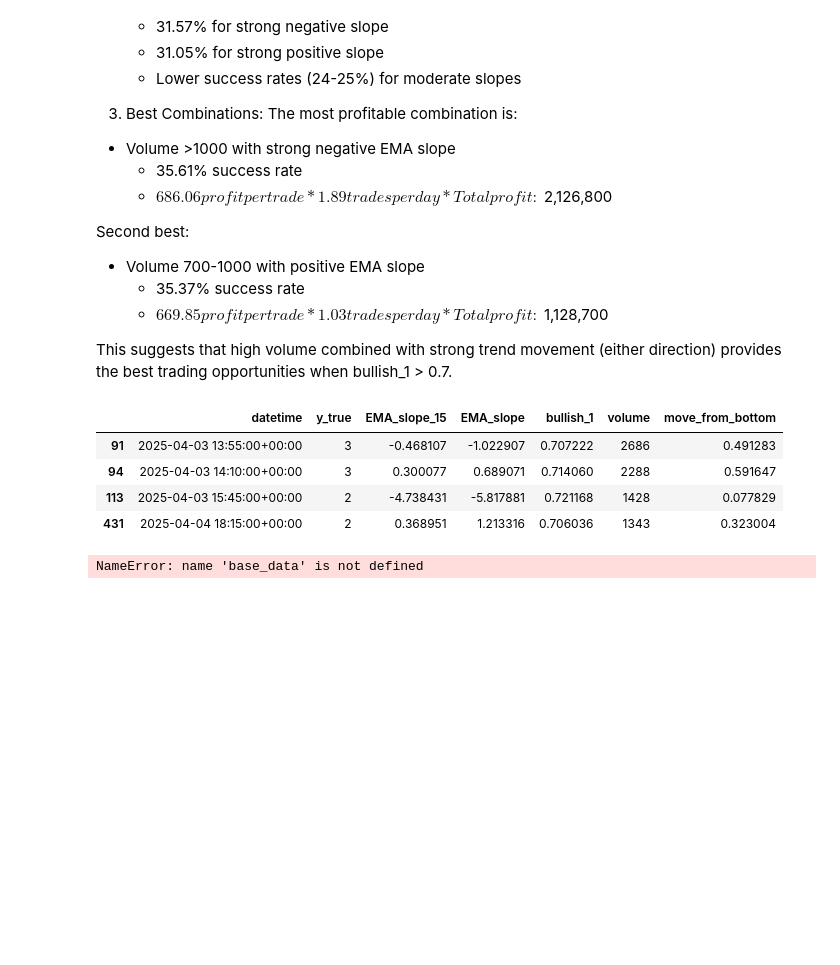
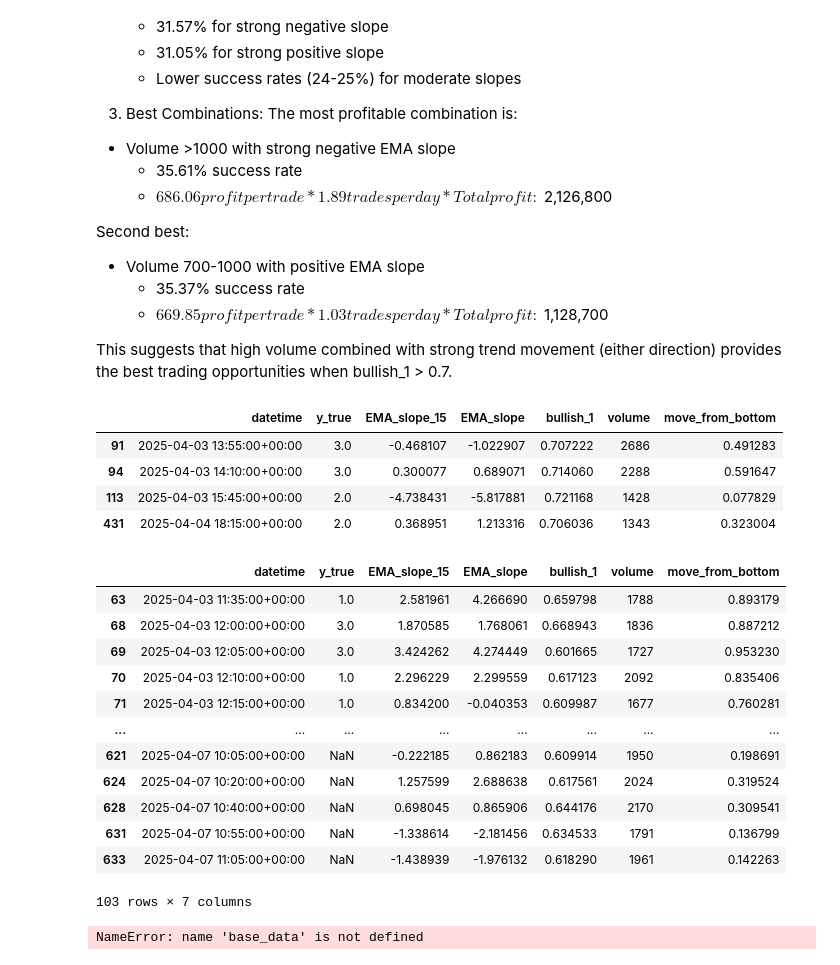
Before and after one commit to vgupta2710/Equity-Plans, a Jupyter notebook: deepnote/Data_Importer/6. Flag Adjustments Historical.ipynb, the cells around one changed output. Cells and saved outputs as stored; diff of their text form; code cells hidden in the pictures; blank space fills up the shorter version.

```diff
--- a/deepnote/Data_Importer/6. Flag Adjustments Historical.ipynb
+++ b/deepnote/Data_Importer/6. Flag Adjustments Historical.ipynb
@@ -1222,16 +1222,32 @@ import json
 with open('/work/config/strategy_volume_based.json', 'r') as file:
     config = json.load(file)  # Use json.load() for files instead of json.loads()
 # %%
-history[(history['volume']> 900)
+history[(history['volume']> 300)
         & (history['bullish_1']> .7)
         & ((history['EMA_slope_15']>config['ema_slope_15_threshold_max']) | (history['EMA_slope_15']<config['ema_slope_15_threshold_min']))
 ][['datetime','y_true','EMA_slope_15','EMA_slope','bullish_1','volume','move_from_bottom']]
 # %% [output]
 |  | datetime | y_true | EMA_slope_15 | EMA_slope | bullish_1 | volume | move_from_bottom |
-| 91 | 2025-04-03 13:55:00+00:00 | 3 | -0.468107 | -1.022907 | 0.707222 | 2686 | 0.491283 |
-| 94 | 2025-04-03 14:10:00+00:00 | 3 | 0.300077 | 0.689071 | 0.714060 | 2288 | 0.591647 |
-| 113 | 2025-04-03 15:45:00+00:00 | 2 | -4.738431 | -5.817881 | 0.721168 | 1428 | 0.077829 |
-| 431 | 2025-04-04 18:15:00+00:00 | 2 | 0.368951 | 1.213316 | 0.706036 | 1343 | 0.323004 |
+| 91 | 2025-04-03 13:55:00+00:00 | 3.0 | -0.468107 | -1.022907 | 0.707222 | 2686 | 0.491283 |
+| 94 | 2025-04-03 14:10:00+00:00 | 3.0 | 0.300077 | 0.689071 | 0.714060 | 2288 | 0.591647 |
+| 113 | 2025-04-03 15:45:00+00:00 | 2.0 | -4.738431 | -5.817881 | 0.721168 | 1428 | 0.077829 |
+| 431 | 2025-04-04 18:15:00+00:00 | 2.0 | 0.368951 | 1.213316 | 0.706036 | 1343 | 0.323004 |
+# %%
+history[ (history['bullish_1']> .6)][['datetime','y_true','EMA_slope_15','EMA_slope','bullish_1','volume','move_from_bottom']]
+# %% [output]
+|  | datetime | y_true | EMA_slope_15 | EMA_slope | bullish_1 | volume | move_from_bottom |
+| 63 | 2025-04-03 11:35:00+00:00 | 1.0 | 2.581961 | 4.266690 | 0.659798 | 1788 | 0.893179 |
+| 68 | 2025-04-03 12:00:00+00:00 | 3.0 | 1.870585 | 1.768061 | 0.668943 | 1836 | 0.887212 |
+| 69 | 2025-04-03 12:05:00+00:00 | 3.0 | 3.424262 | 4.274449 | 0.601665 | 1727 | 0.953230 |
+| 70 | 2025-04-03 12:10:00+00:00 | 1.0 | 2.296229 | 2.299559 | 0.617123 | 2092 | 0.835406 |
+| 71 | 2025-04-03 12:15:00+00:00 | 1.0 | 0.834200 | -0.040353 | 0.609987 | 1677 | 0.760281 |
+| ... | ... | ... | ... | ... | ... | ... | ... |
+| 621 | 2025-04-07 10:05:00+00:00 | NaN | -0.222185 | 0.862183 | 0.609914 | 1950 | 0.198691 |
+| 624 | 2025-04-07 10:20:00+00:00 | NaN | 1.257599 | 2.688638 | 0.617561 | 2024 | 0.319524 |
+| 628 | 2025-04-07 10:40:00+00:00 | NaN | 0.698045 | 0.865906 | 0.644176 | 2170 | 0.309541 |
+| 631 | 2025-04-07 10:55:00+00:00 | NaN | -1.338614 | -2.181456 | 0.634533 | 1791 | 0.136799 |
+| 633 | 2025-04-07 11:05:00+00:00 | NaN | -1.438939 | -1.976132 | 0.618290 | 1961 | 0.142263 |
+103 rows × 7 columns
 # %%
 base_data[(base_data['volume']> 900)
         & (base_data['bullish_1']> 0.72)
```
Also changed, not shown: 1 other file.
